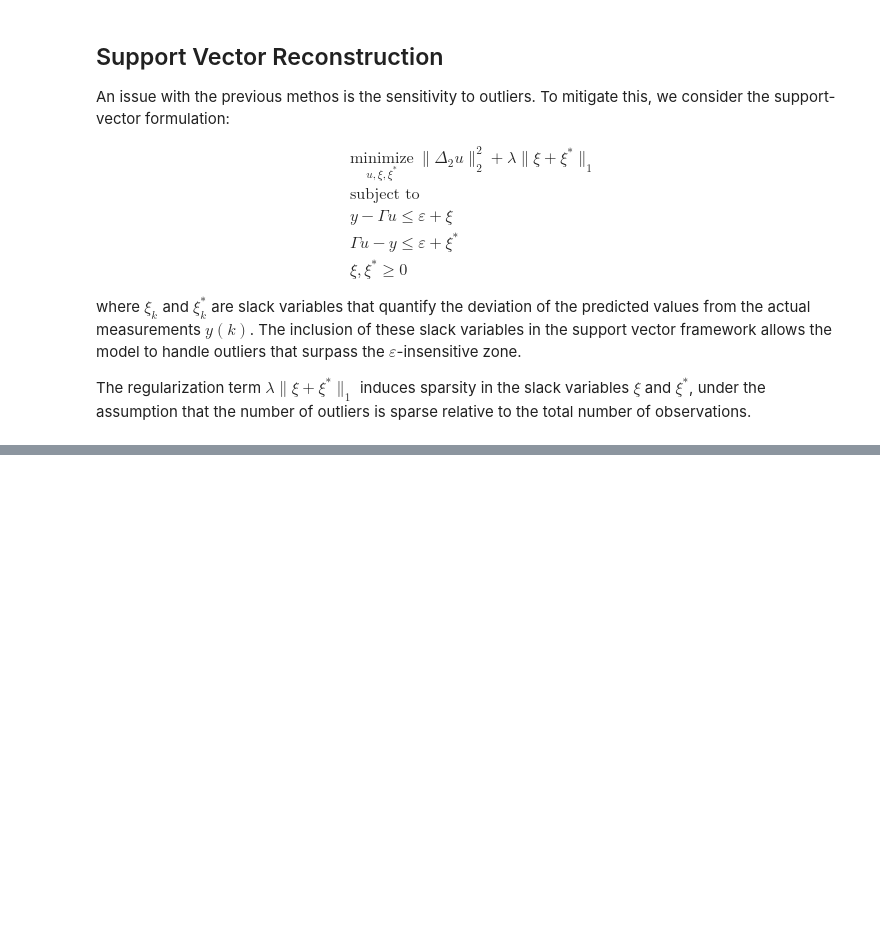
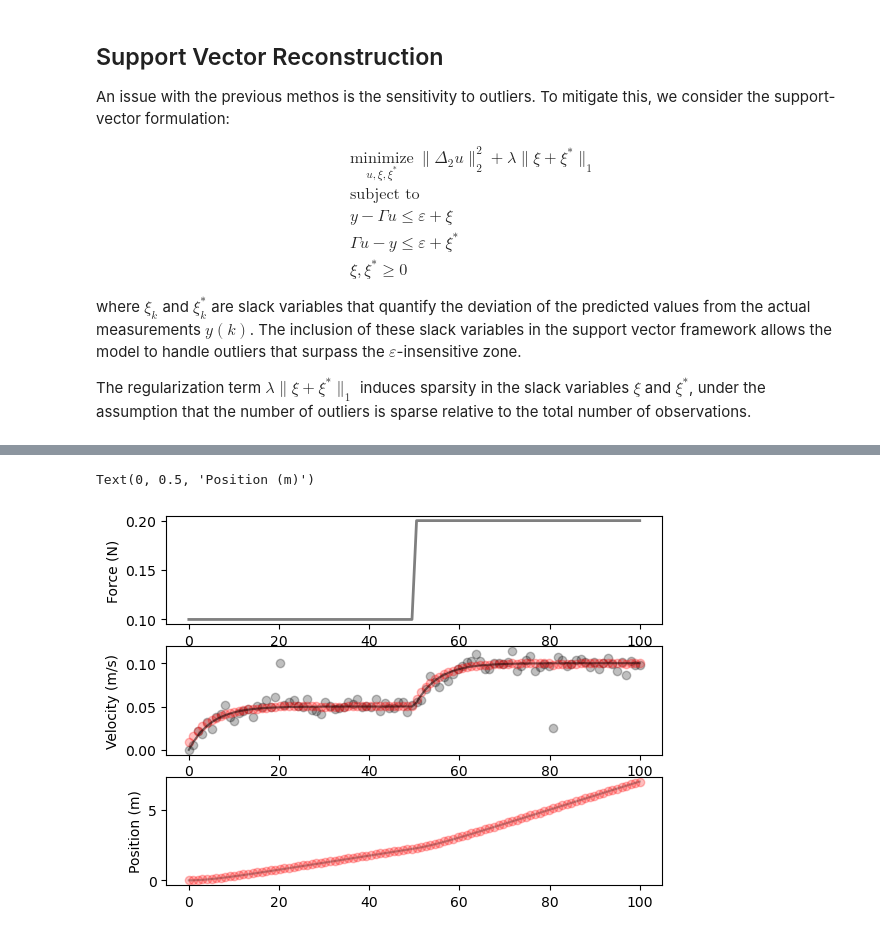
Before and after one commit to mmanngard/VirtualSensors, a Jupyter notebook: notebooks/virtual_sensing_introduction.ipynb, the cells around one changed output, grey strips where cells are left out. Saved outputs shown, nothing was run; the diff lists cells and outputs as text; code cells hidden in the pictures; blank space fills up the shorter version.

```diff
--- a/notebooks/virtual_sensing_introduction.ipynb
+++ b/notebooks/virtual_sensing_introduction.ipynb
@@ -477,0 +582,17 @@ Text(0.5, 0, 'time (s)')
+# %%
+# plot result
+fig, axs = plt.subplots(3)
+axs[0].plot(t, u,'k', alpha=0.5, linewidth=2, label='true input')
+axs[0].set_ylabel('Force (N)')
+axs[1].plot(tout,xout[:,1], color='k', alpha=0.5, label='true velocity')
+axs[1].scatter(tout, y, alpha=0.25, color='k', edgecolor=None, label='measured velocity')
+axs[1].scatter(t, x_est[1:,1], alpha=0.25, color='r', edgecolor=None, label='estimated velocity')
+axs[1].set_ylabel('Velocity (m/s)')
+axs[2].plot(tout, xout[:,0], color='k', alpha=0.25, label='true position')
+axs[2].scatter(t, x_est[1:,0], alpha=0.25, color='r', edgecolor=None, label='estimated position')
+axs[2].set_ylabel('Position (m)')
+
+#plt.xlabel('time (s)')
+# %% [output]
+Text(0, 0.5, 'Position (m)')
+[figure, added]
```
Also changed, not shown: parts of 8 cells of this notebook.
